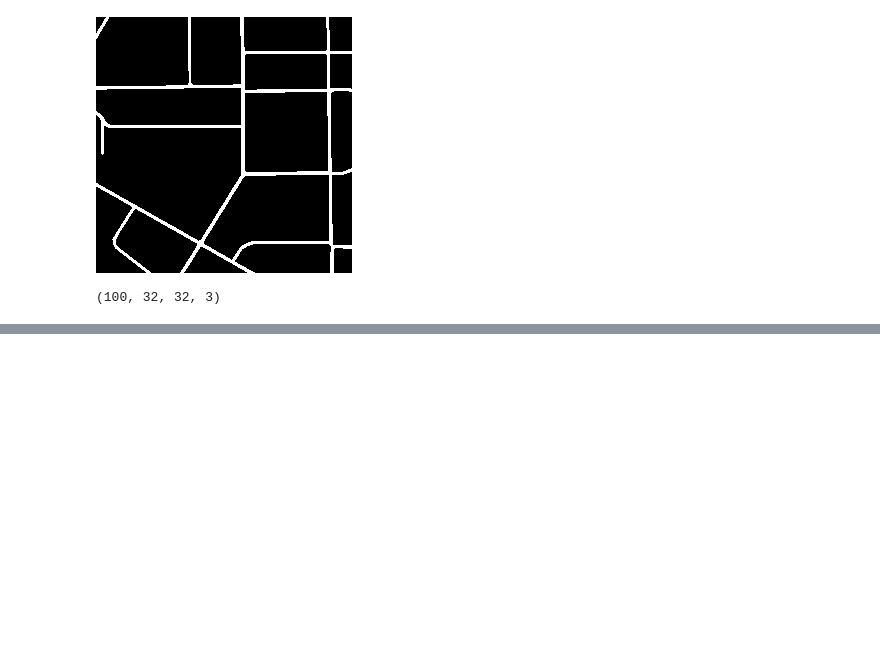
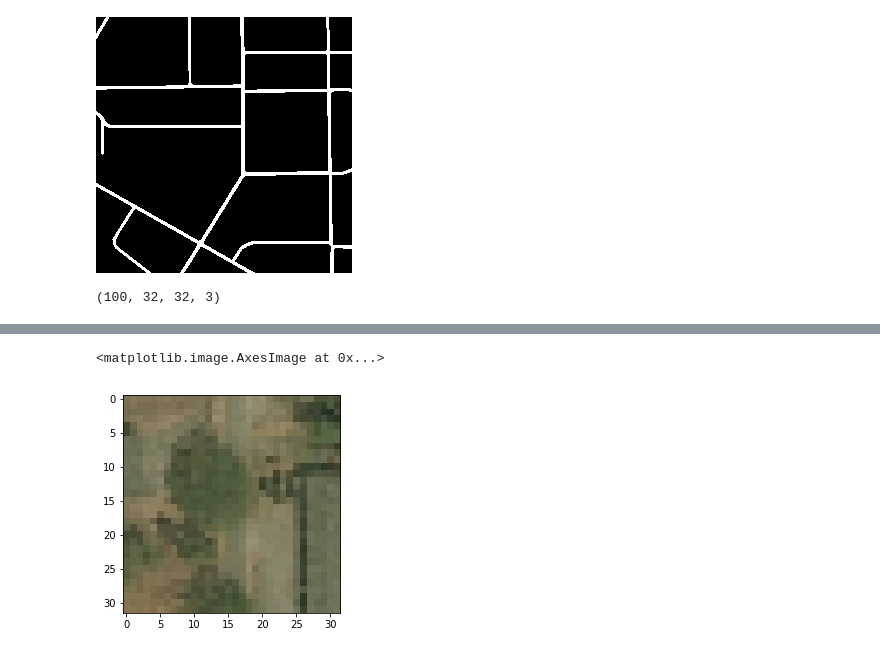
Before and after one commit to MarcBeltran/TFM, a Jupyter notebook: Albert.ipynb, the cells around one changed output, grey strips where cells are left out. Saved outputs shown, nothing was run; the diff lists cells and outputs as text; code cells hidden in the pictures; blank space fills up the shorter version.

```diff
--- a/Albert.ipynb
+++ b/Albert.ipynb
@@ -152,0 +365,5 @@ No matching distribution found for unet
+# %%
+plt.imshow(X_train[num])
+# %% [output]
+<matplotlib.image.AxesImage at 0x...>
+[figure, added]
```
Also changed, not shown: parts of 19 cells of this notebook, 1 other file.
